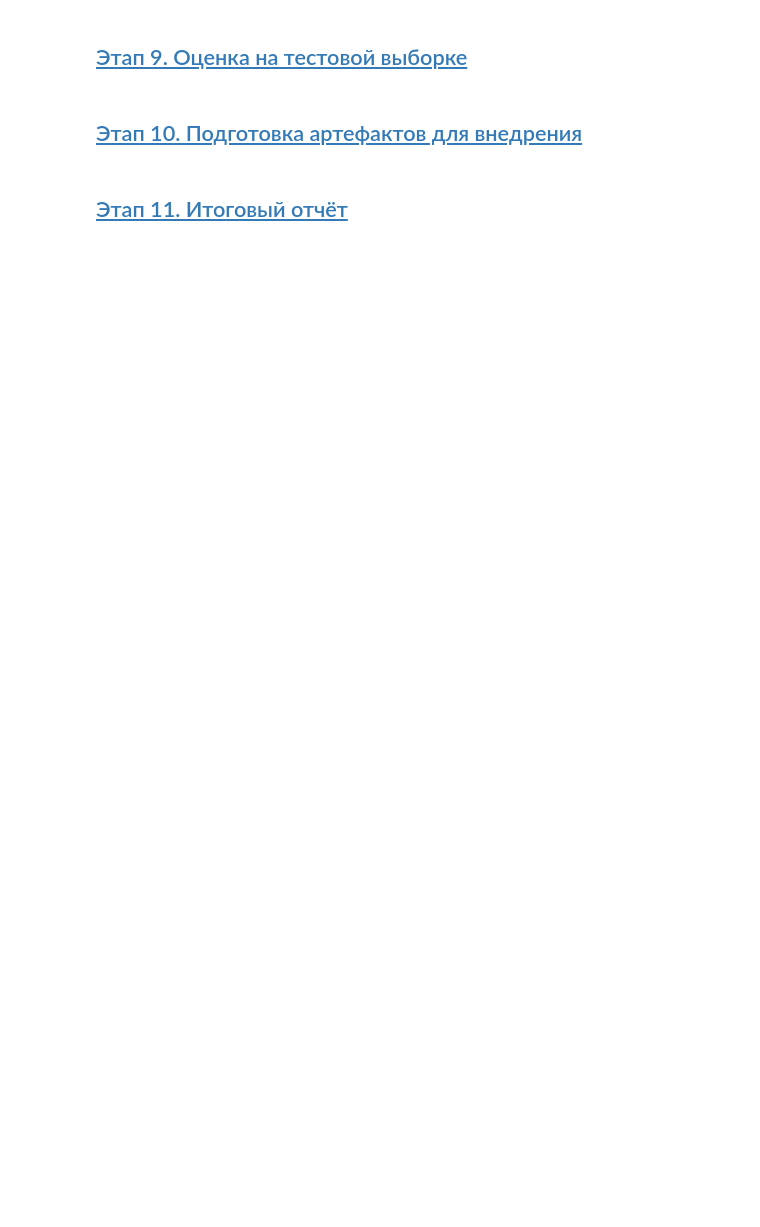
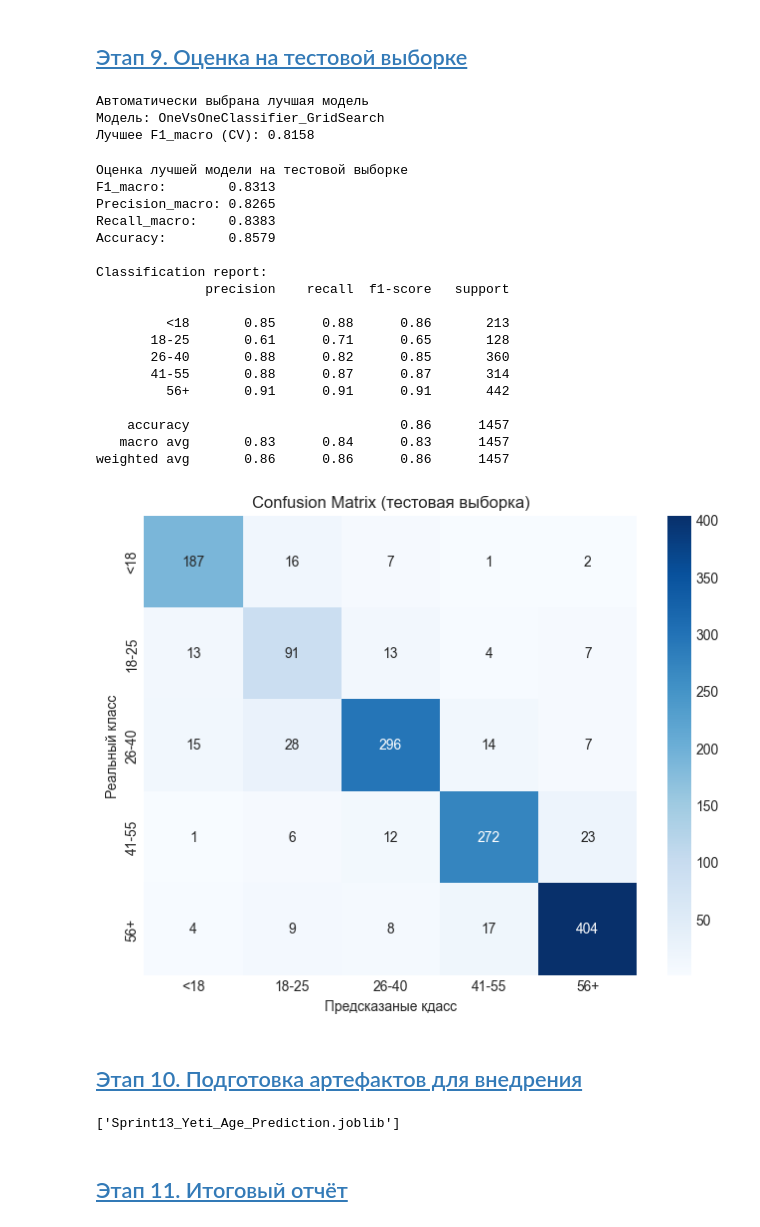
Before and after one commit to MEYakunin/Sprint13_Yeti_Age_Prediction, a Jupyter notebook: Sprint13_Yeti_Age_Prediction.ipynb, the cells around one changed output. Cells and saved outputs as stored; diff of their text form; code cells hidden in the pictures; blank space fills up the shorter version.

Commit message:
Sprint13_Yeti_Age_Prediction - Этап 8 и Этап 9 - выполнено

```diff
--- a/Sprint13_Yeti_Age_Prediction.ipynb
+++ b/Sprint13_Yeti_Age_Prediction.ipynb
@@ -1120,4 +1280,67 @@ metrics_df
 # %% [markdown]
 ## [Этап 9. Оценка на тестовой выборке <a id=9></a>](#content)
+# %%
+# Определяем лучшую модель
+best_model = tune_model.best_model
+best_name = tune_model.best_name
+best_score = tune_model.best_score
+
+print(f"Автоматически выбрана лучшая модель")
+print(f"Модель: {best_name}")
+print(f"Лучшее F1_macro (CV): {best_score:.4f}")
+# %% [output]
+Автоматически выбрана лучшая модель
+Модель: OneVsOneClassifier_GridSearch
+Лучшее F1_macro (CV): 0.8158
+# %%
+# Выполняем предсказание на тестовой выборке
+y_pred = best_model.predict(X_test)
+
+# Расчитываем метрик
+f1 = f1_score(y_test, y_pred, average='macro')
+precision = precision_score(y_test, y_pred, average='macro')
+recall = recall_score(y_test, y_pred, average='macro')
+accuracy = accuracy_score(y_test, y_pred)
+
+print("Оценка лучшей модели на тестовой выборке")
+print(f"F1_macro:        {f1:.4f}")
+print(f"Precision_macro: {precision:.4f}")
+print(f"Recall_macro:    {recall:.4f}")
+print(f"Accuracy:        {accuracy:.4f}")
+
+# Выводим отчёт по классам
+print("\nClassification report:")
+print(classification_report(y_test, y_pred, target_names=['<18', '18-25', '26-40', '41-55', '56+']))
+
+# Строим матрицу ошибок
+cm = confusion_matrix(y_test, y_pred)
+plt.figure(figsize=(8, 6))
+sns.heatmap(cm, annot=True, fmt='d', cmap='Blues',
+            xticklabels=['<18', '18-25', '26-40', '41-55', '56+'],
+            yticklabels=['<18', '18-25', '26-40', '41-55', '56+'])
+plt.title('Confusion Matrix (тестовая выборка)')
+plt.ylabel('Реальный класс')
+plt.xlabel('Предсказаные кдасс')
+plt.show()
+# %% [output]
+Оценка лучшей модели на тестовой выборке
+F1_macro:        0.8313
+Precision_macro: 0.8265
+Recall_macro:    0.8383
+Accuracy:        0.8579
+
+Classification report:
+              precision    recall  f1-score   support
+
+         <18       0.85      0.88      0.86       213
+       18-25       0.61      0.71      0.65       128
+       26-40       0.88      0.82      0.85       360
+       41-55       0.88      0.87      0.87       314
+         56+       0.91      0.91      0.91       442
+
+    accuracy                           0.86      1457
+   macro avg       0.83      0.84      0.83      1457
+weighted avg       0.86      0.86      0.86      1457
+[figure, added]
 # %% [markdown]
 ## [Этап 10. Подготовка артефактов для внедрения <a id=10></a>](#content)
@@ -1123,0 +1371,11 @@ metrics_df
+# %%
+# Сохраняем пайплайн вместе с метаданными
+saved_artifacts = {
+    'preprocessor': best_model.named_steps['preprocessor'],
+    'model': best_model,
+    'metadata': model_metadata
+}
+
+joblib.dump(saved_artifacts, 'Sprint13_Yeti_Age_Prediction.joblib')
+# %% [output]
+['Sprint13_Yeti_Age_Prediction.joblib']
```
Also changed, not shown: parts of 20 cells of this notebook, 1 other file.
